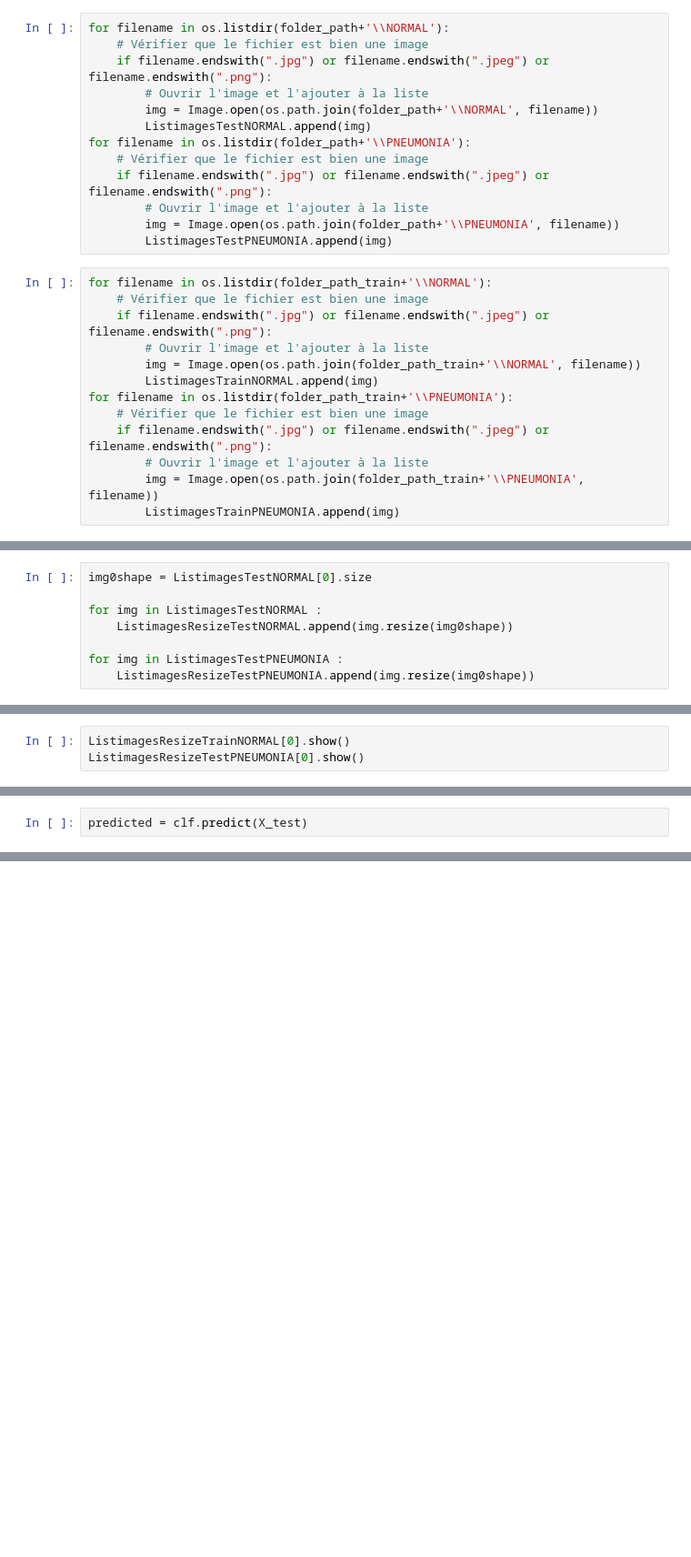
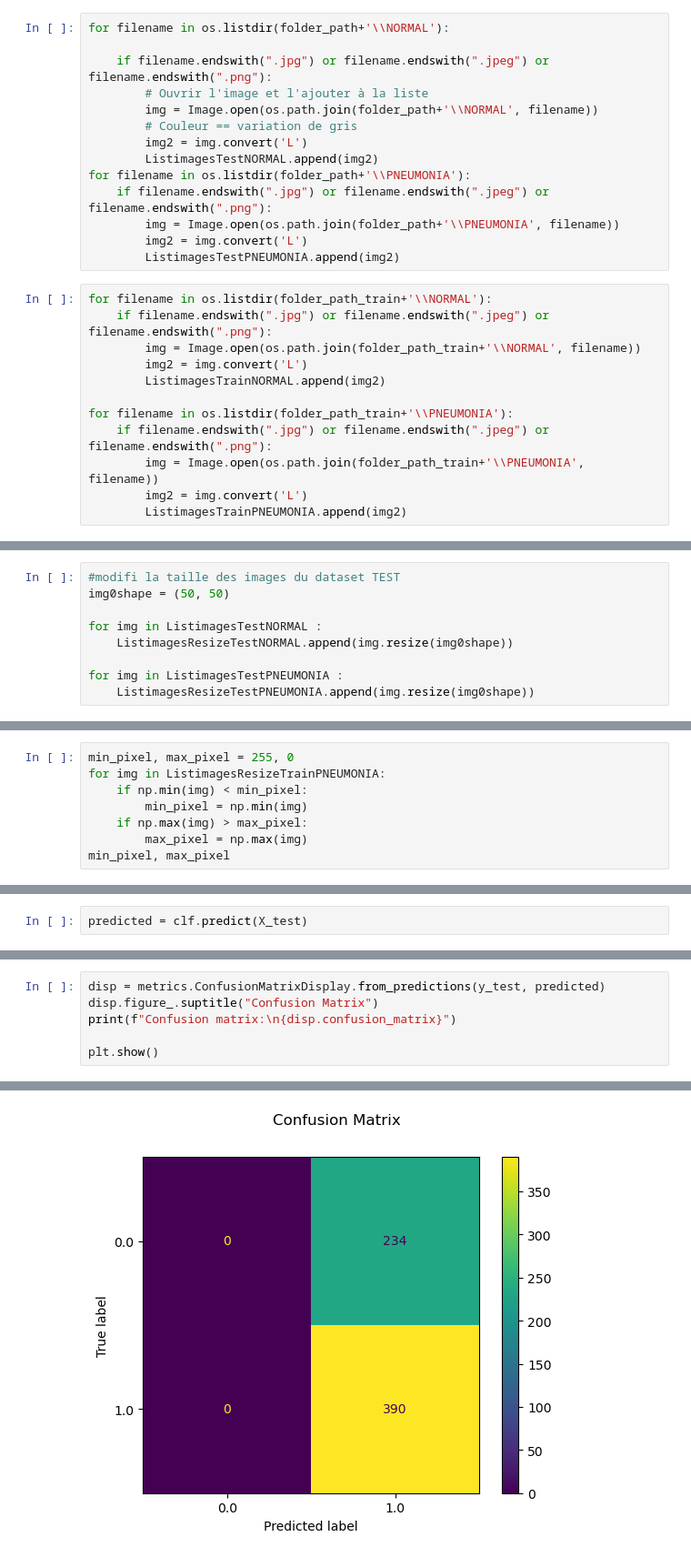
Before and after one commit to ferrerehugo1/machine_learning, a Jupyter notebook: Dataset_IA/T_DEV_810_dataset/Untitled.ipynb, the cells around one changed output, grey strips where cells are left out. Shown at 91% size. Drawn from its saved outputs; the diff is of its cells as text; blank space fills up the shorter version.

Commit message:
modif fichier machine learning

```diff
--- a/Dataset_IA/T_DEV_810_dataset/Untitled.ipynb
+++ b/Dataset_IA/T_DEV_810_dataset/Untitled.ipynb
@@ -18,29 +19,29 @@ C:\Users\ferre\Dataset_IA\T_DEV_810_dataset\test
 # %%
 for filename in os.listdir(folder_path+'\\NORMAL'):
-    # Vérifier que le fichier est bien une image
+
     if filename.endswith(".jpg") or filename.endswith(".jpeg") or filename.endswith(".png"):
         # Ouvrir l'image et l'ajouter à la liste
         img = Image.open(os.path.join(folder_path+'\\NORMAL', filename))
-        ListimagesTestNORMAL.append(img)
+        # Couleur == variation de gris
+        img2 = img.convert('L')
+        ListimagesTestNORMAL.append(img2)
 for filename in os.listdir(folder_path+'\\PNEUMONIA'):
-    # Vérifier que le fichier est bien une image
     if filename.endswith(".jpg") or filename.endswith(".jpeg") or filename.endswith(".png"):
-        # Ouvrir l'image et l'ajouter à la liste
         img = Image.open(os.path.join(folder_path+'\\PNEUMONIA', filename))
-        ListimagesTestPNEUMONIA.append(img)
+        img2 = img.convert('L')
+        ListimagesTestPNEUMONIA.append(img2)
 # %%
 for filename in os.listdir(folder_path_train+'\\NORMAL'):
-    # Vérifier que le fichier est bien une image
     if filename.endswith(".jpg") or filename.endswith(".jpeg") or filename.endswith(".png"):
-        # Ouvrir l'image et l'ajouter à la liste
         img = Image.open(os.path.join(folder_path_train+'\\NORMAL', filename))
-        ListimagesTrainNORMAL.append(img)
+        img2 = img.convert('L')
+        ListimagesTrainNORMAL.append(img2)
+
 for filename in os.listdir(folder_path_train+'\\PNEUMONIA'):
-    # Vérifier que le fichier est bien une image
     if filename.endswith(".jpg") or filename.endswith(".jpeg") or filename.endswith(".png"):
-        # Ouvrir l'image et l'ajouter à la liste
         img = Image.open(os.path.join(folder_path_train+'\\PNEUMONIA', filename))
-        ListimagesTrainPNEUMONIA.append(img)
+        img2 = img.convert('L')
+        ListimagesTrainPNEUMONIA.append(img2)
 # %%
 print("Nombre d'images normal importées :", len(ListimagesTestNORMAL))
 print("Nombre d'images Pneumonia importées :", len(ListimagesTestPNEUMONIA))
@@ -55,7 +57,8 @@ ListimagesResizeTestPNEUMONIA = []
 ListimagesResizeTrainNORMAL = []
 ListimagesResizeTrainPNEUMONIA = []
 # %%
-img0shape = ListimagesTestNORMAL[0].size
+#modifi la taille des images du dataset TEST
+img0shape = (50, 50)
 
 for img in ListimagesTestNORMAL :
     ListimagesResizeTestNORMAL.append(img.resize(img0shape))
@@ -69,5 +74,10 @@ for img in ListimagesTrainNORMAL :
 for img in ListimagesTrainPNEUMONIA :
     ListimagesResizeTrainPNEUMONIA.append(img.resize(img0shape))
 # %%
-ListimagesResizeTrainNORMAL[0].show()
-ListimagesResizeTestPNEUMONIA[0].show()
+min_pixel, max_pixel = 255, 0
+for img in ListimagesResizeTrainPNEUMONIA:
+    if np.min(img) < min_pixel:
+        min_pixel = np.min(img)
+    if np.max(img) > max_pixel:
+        max_pixel = np.max(img)
+min_pixel, max_pixel
@@ -94,0 +168,7 @@ predicted = clf.predict(X_test)
+# %%
+disp = metrics.ConfusionMatrixDisplay.from_predictions(y_test, predicted)
+disp.figure_.suptitle("Confusion Matrix")
+print(f"Confusion matrix:\n{disp.confusion_matrix}")
+
+plt.show()
+# %% [output]
@@ -94,0 +178 @@ predicted = clf.predict(X_test)
+[figure, added]
```
Also changed, not shown: parts of 14 cells of this notebook.
